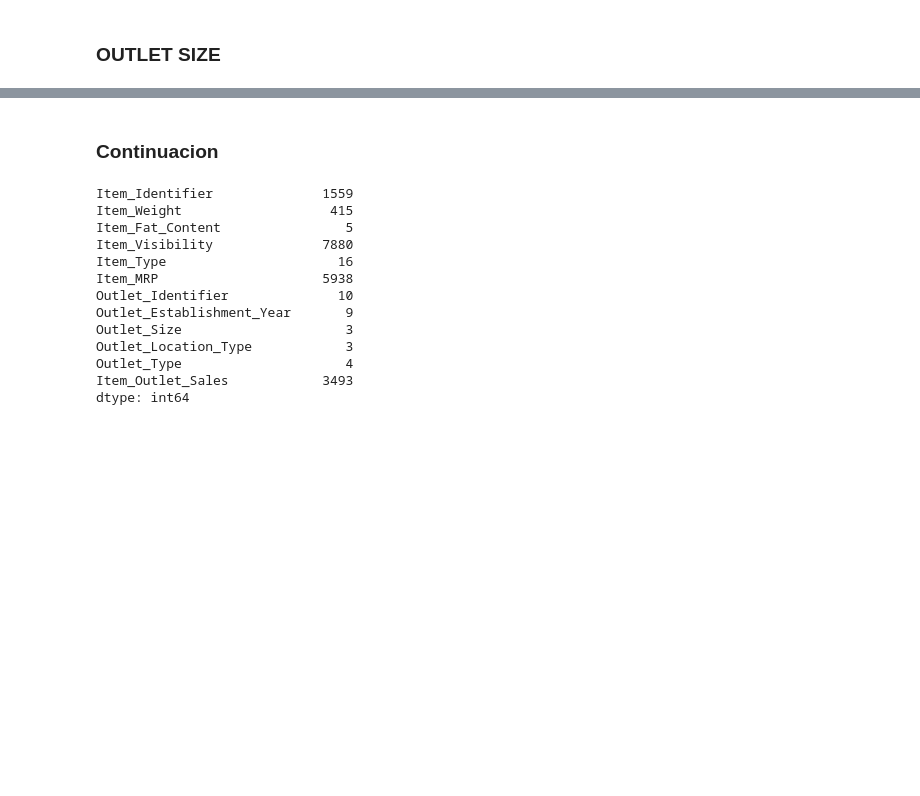
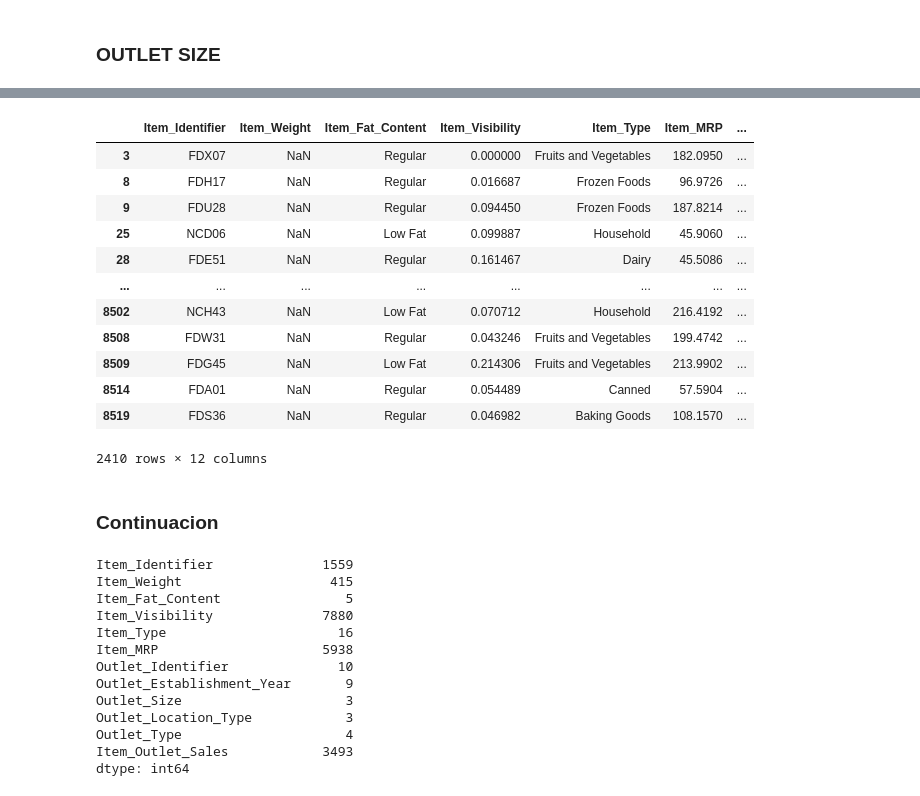
Before and after one commit to RanielSosa/predicciones-de-ventas, a Jupyter notebook: Predicciones_de_ventas.ipynb, the cells around one changed output, grey strips where cells are left out. Drawn from its saved outputs; the diff is of its cells as text; code cells hidden in the pictures; blank space fills up the shorter version.

```diff
--- a/Predicciones_de_ventas.ipynb
+++ b/Predicciones_de_ventas.ipynb
@@ -129 +166,10 @@ Item_Outlet_Sales               0
 dtype: int64
+# %%
+def Upgrade_Item_Identifier_mean(Item_Identifier):
+  Item_Identifier_filter=df_sales['Item_Identifier']==Item_Identifier
+  values_mean=df_sales[Item_Identifier_filter]['Item_Weight'].mean()
+  return values_mean
+#Item_Weight_filter_isna =df_sales['Item_Weight'].isna()
+df=df_sales
+df.loc[nulos_Weight,'Item_Weight']=df_sales.apply(lambda x:Upgrade_Item_Identifier_mean(x['Item_Identifier']),axis=1)
+df[nulos_Weight]
@@ -129,0 +184,8 @@ dtype: int64
+# %%
+Item_Identifier_filter=df_sales['Item_Identifier']=='FDO28'
+Item_Type_filter=df_sales['Item_Type']=='Frozen Foods'
+Outlet_Size_filter=df_sales['Outlet_Size']=='Supermarket Type3'
+Outlet_Location_Type_filter=df_sales['Outlet_Location_Type']=='Tier 3'
+Item_MRP_filter=df_sales['Item_MRP']==121.6098
+test=df_sales.loc[Item_Identifier_filter,:]
+test
@@ -196,6 +281,29 @@ Outlet_Location_Type            0
 Outlet_Type                     0
 Item_Outlet_Sales               0
 dtype: int64
+# %%
+def Upgrade_Item_Identifier_mean(Item_Identifier):
+  Item_Identifier_filter=df_sales['Item_Identifier']==Item_Identifier
+  values_mean=df_sales[Item_Identifier_filter]['Outlet_Size']
+  return values_mean
+#Item_Weight_filter_isna =df_sales['Item_Weight'].isna()
+df=df_sales
+df.loc[nulos_Size,'Item_Weight']=df_sales.apply(lambda x:Upgrade_Item_Identifier_mean(x['Item_Identifier']),axis=1)
+df[nulos_Size]
+# %% [output]
+|  | Item_Identifier | Item_Weight | Item_Fat_Content | Item_Visibility | Item_Type | Item_MRP | ... |
+| 3 | FDX07 | NaN | Regular | 0.000000 | Fruits and Vegetables | 182.0950 | ... |
+| 8 | FDH17 | NaN | Regular | 0.016687 | Frozen Foods | 96.9726 | ... |
+| 9 | FDU28 | NaN | Regular | 0.094450 | Frozen Foods | 187.8214 | ... |
+| 25 | NCD06 | NaN | Low Fat | 0.099887 | Household | 45.9060 | ... |
+| 28 | FDE51 | NaN | Regular | 0.161467 | Dairy | 45.5086 | ... |
+| ... | ... | ... | ... | ... | ... | ... | ... |
+| 8502 | NCH43 | NaN | Low Fat | 0.070712 | Household | 216.4192 | ... |
+| 8508 | FDW31 | NaN | Regular | 0.043246 | Fruits and Vegetables | 199.4742 | ... |
+| 8509 | FDG45 | NaN | Low Fat | 0.214306 | Fruits and Vegetables | 213.9902 | ... |
+| 8514 | FDA01 | NaN | Regular | 0.054489 | Canned | 57.5904 | ... |
+| 8519 | FDS36 | NaN | Regular | 0.046982 | Baking Goods | 108.1570 | ... |
+2410 rows × 12 columns
 # %% [markdown]
 ### Continuacion
 # %%
```
Also changed, not shown: parts of 13 cells of this notebook.
